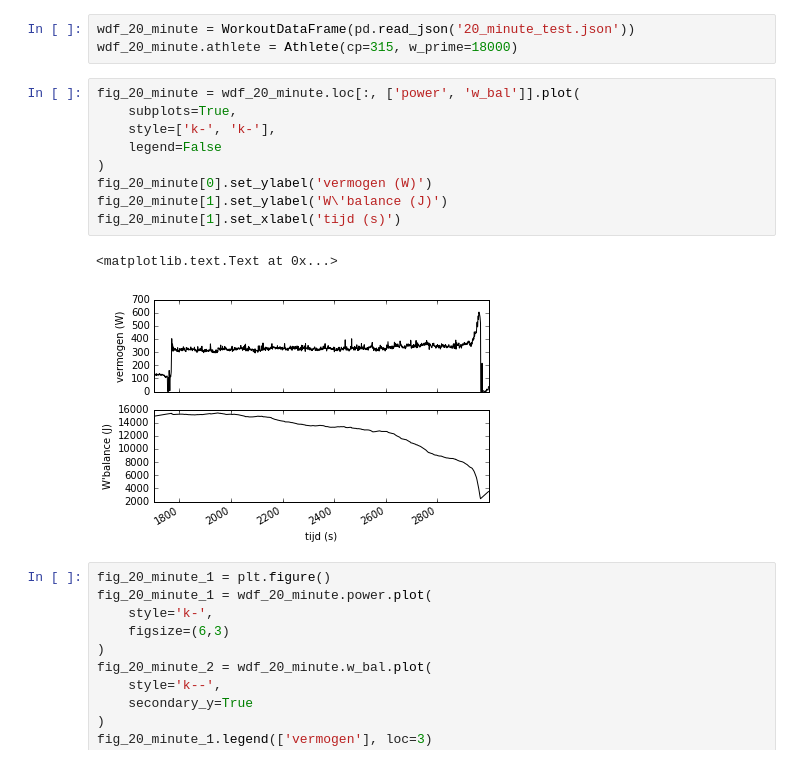
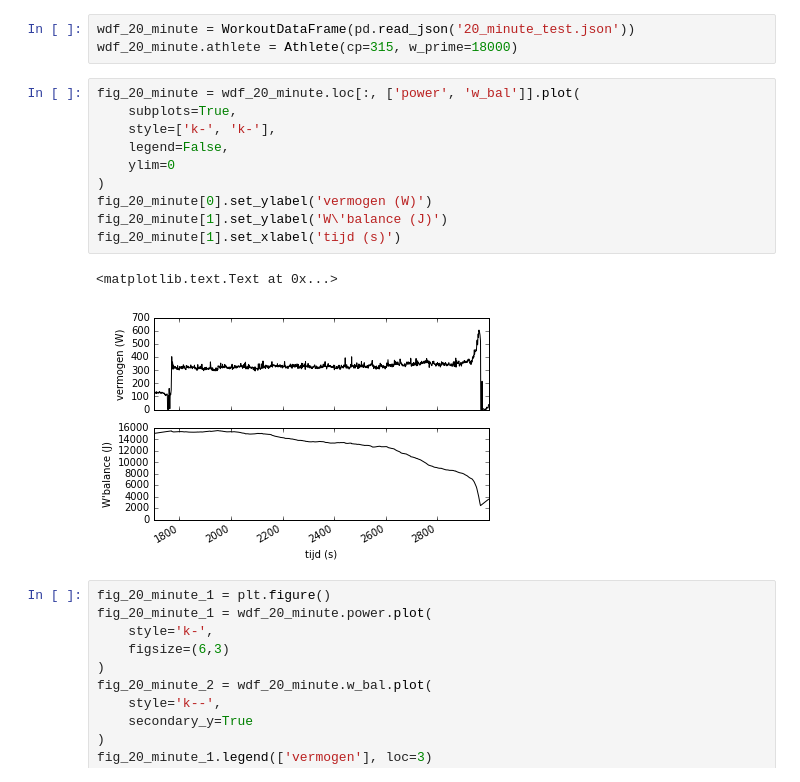
Before and after one commit to AartGoossens/publications, a Jupyter notebook: sportgericht/appendix.ipynb, the cells around one changed output. Saved outputs shown, nothing was run; the diff lists cells and outputs as text.

```diff
--- a/sportgericht/appendix.ipynb
+++ b/sportgericht/appendix.ipynb
@@ -71,15 +71,16 @@ wdf_20_minute.athlete = Athlete(cp=315, w_prime=18000)
 # %%
 fig_20_minute = wdf_20_minute.loc[:, ['power', 'w_bal']].plot(
     subplots=True,
     style=['k-', 'k-'],
-    legend=False
+    legend=False,
+    ylim=0
 )
 fig_20_minute[0].set_ylabel('vermogen (W)')
 fig_20_minute[1].set_ylabel('W\'balance (J)')
 fig_20_minute[1].set_xlabel('tijd (s)')
 # %% [output]
 <matplotlib.text.Text at 0x...>
-[figure, old version]
+[figure, new version]
 # %%
 fig_20_minute_1 = plt.figure()
 fig_20_minute_1 = wdf_20_minute.power.plot(
```
Also changed, not shown: parts of 3 cells of this notebook, 3 other files.
